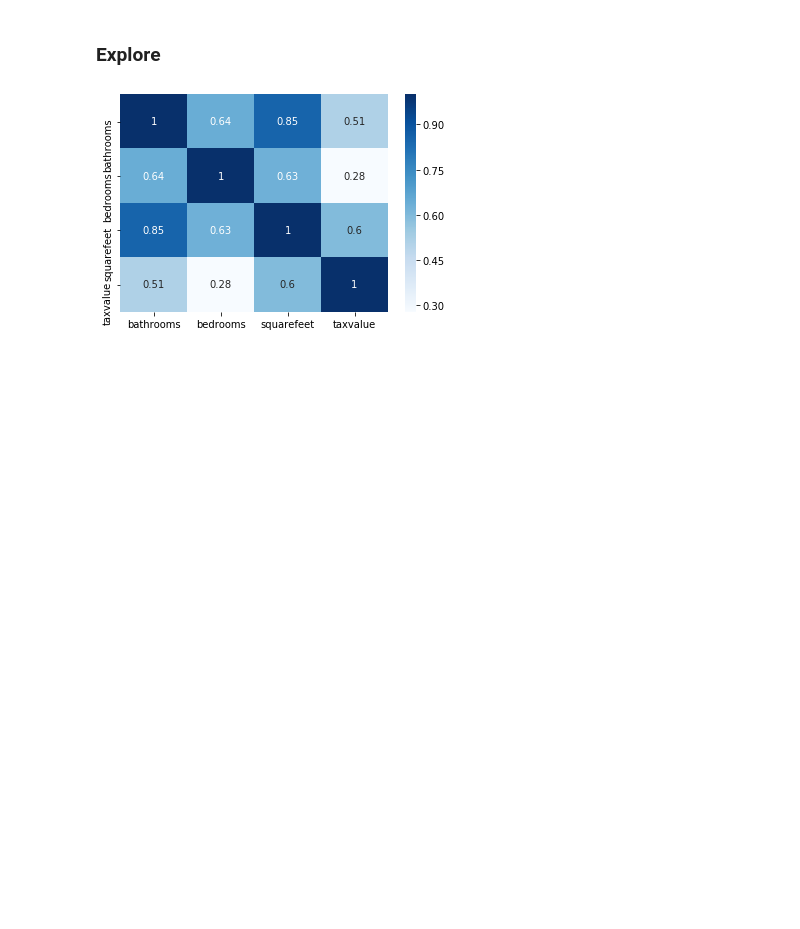
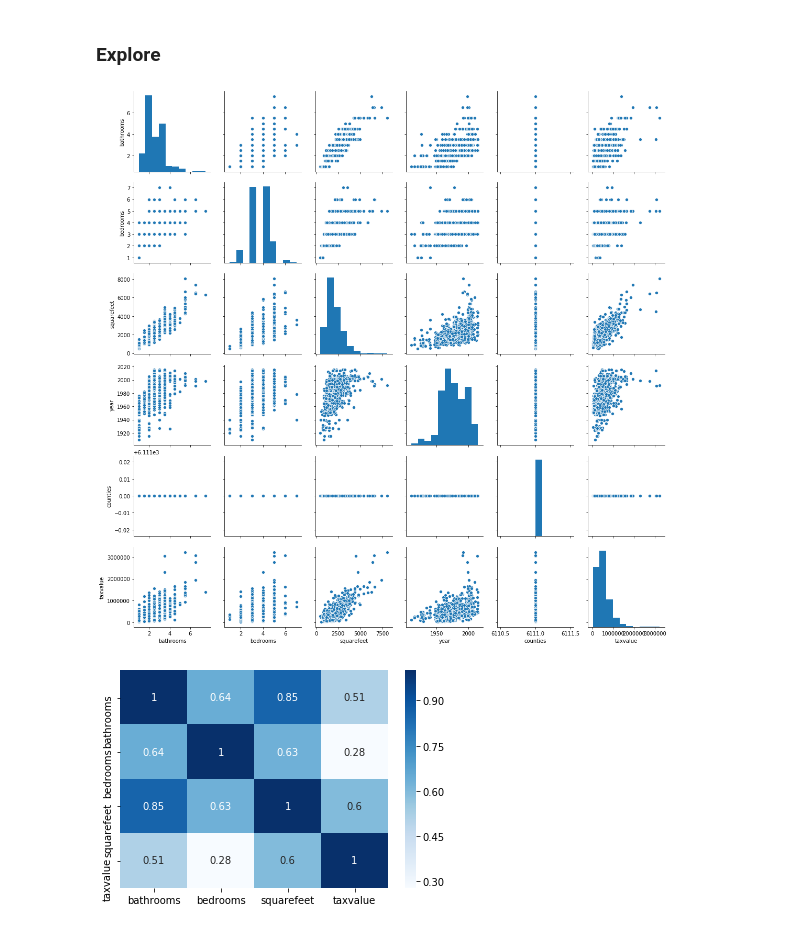
Before and after one commit to misty-garcia/zillow-project, a Jupyter notebook: the_pipeline.ipynb, the cells around one changed output. Cells and saved outputs as stored; diff of their text form; code cells hidden in the pictures; blank space fills up the shorter version.

```diff
--- a/the_pipeline.ipynb
+++ b/the_pipeline.ipynb
@@ -199,6 +206,11 @@ y_test = test[["taxvalue"]]
 X_train_scaled, X_test_scaled, scaler = split_scale.standard_scaler(X_train, X_test)
 # %% [markdown]
 ### Explore
+# %%
+sns.pairplot(train)
+plt.show()
+# %% [output]
+[figure, added]
 # %%
 # show correlation of variables
 sns.heatmap(train.corr(), cmap='Blues', annot=True)
```
Also changed, not shown: parts of 12 cells of this notebook.
